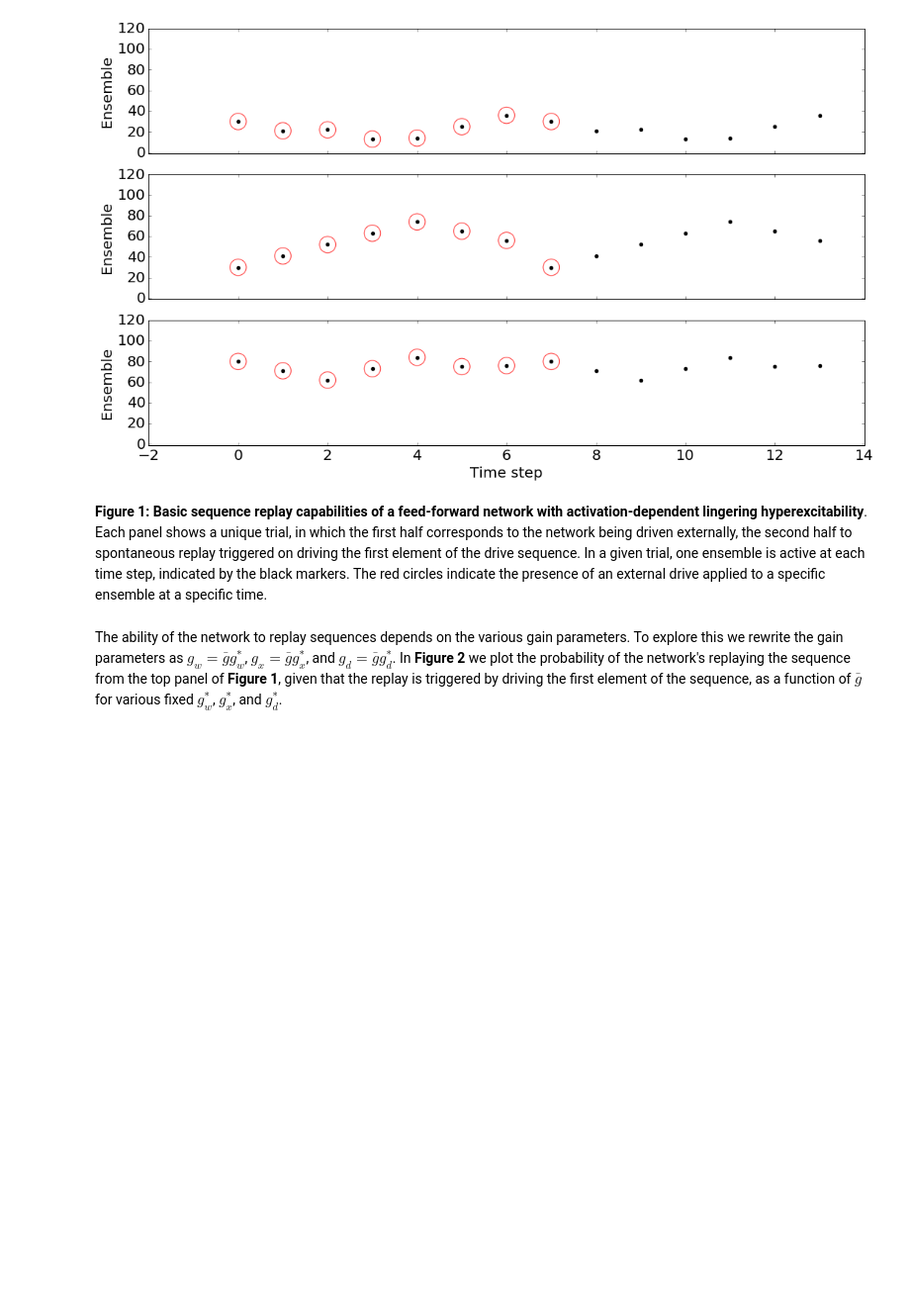
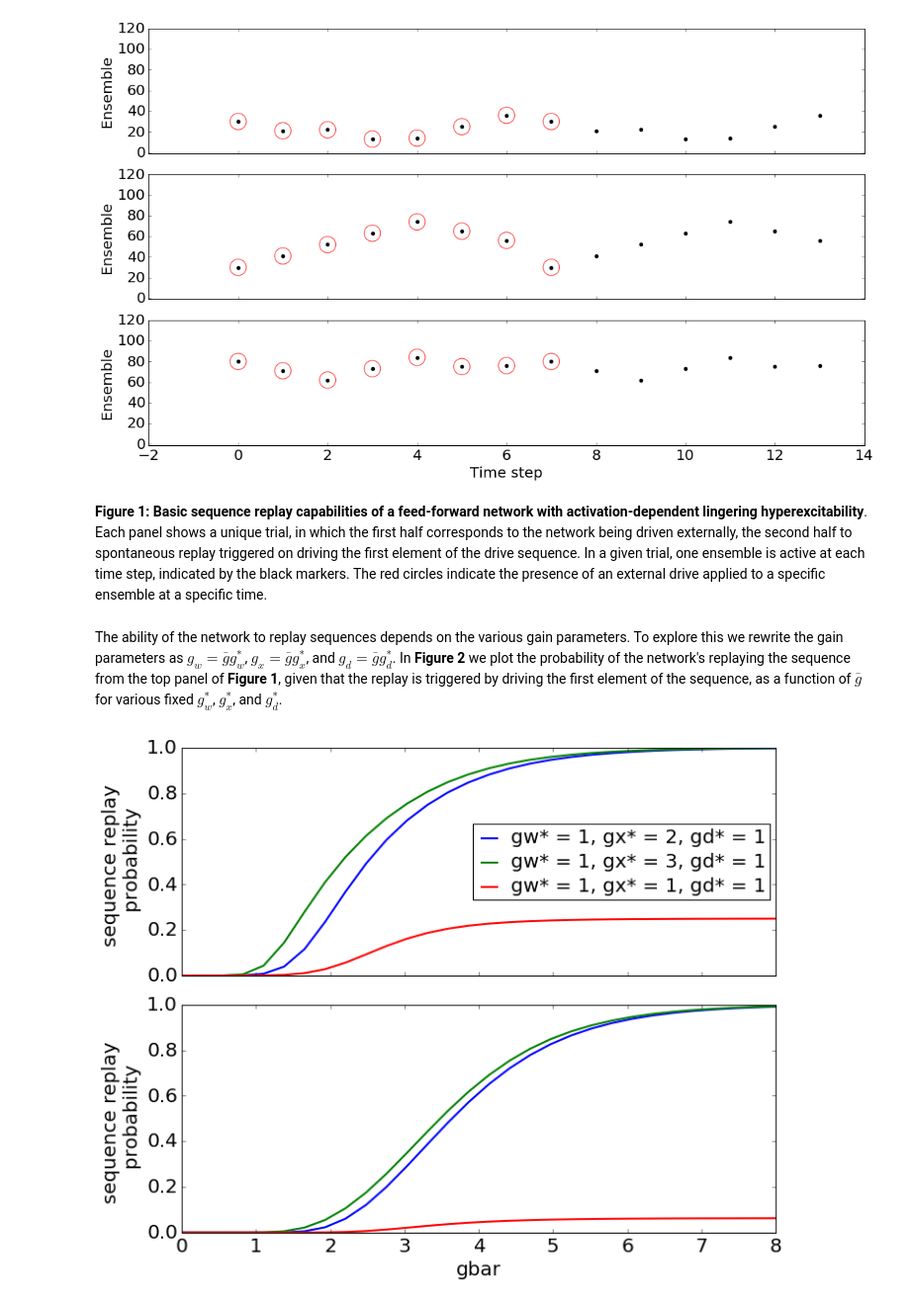
Before and after one commit to rkp8000/nothing_but_reruns, a Jupyter notebook: _1_feed_forward_demonstrations.ipynb, the cells around one changed output. Shown at 99% size. Saved outputs shown, nothing was run; the diff lists cells and outputs as text; code cells hidden in the pictures; blank space fills up the shorter version.

Commit message:
Update to include plot of replay probability vs gain.

```diff
--- a/_1_feed_forward_demonstrations.ipynb
+++ b/_1_feed_forward_demonstrations.ipynb
@@ -77,15 +80,23 @@ CONFIG = {
     'GRID_SHAPE': (12, 10),  # same as above
     'LATERAL_SPREAD': 2,  # same as above
 
-    'G_BARS': np.linspace(0, 6, 30),  # scale factor on relative gains
-    'G_W_STARS': [1],  # see text
-    'G_X_STARS': [2],  # see text
-    'G_D_STARS': [1],  # see text
+    'G_BARS': np.linspace(0, 8, 30),  # scale factors on relative gains to explore
+    'G_W_STARS': [1, 1, 1],  # see text
+    'G_X_STARS': [2, 3, 1],  # see text
+    'G_D_STARS': [1, 1, 1],  # see text
     'T_X': 100,  # same as above
 
-    'DRIVEN_NODES': [(3, 0), (2, 1), (2, 2), (1, 3), (1, 4), (2, 5), (3, 6)],
+    'TEST_SEQUENCES': [
+        [(3, 0), (2, 1), (2, 2), (1, 3)],
+        [(3, 0), (2, 1), (2, 2), (1, 3), (1, 4), (2, 5), (3, 6)],
+    ],
+    'DRIVEN_NODES': [(3, 0), (3, 0)],
     'DRIVE_AMPLITUDE': 5,
 
-    'FIG_SIZE': (8, 4),
+    'AX_SIZE': (10, 4),
     'FONT_SIZE': 20,
 }
+# %%
+fig_2(**CONFIG)
+# %% [output]
+[figure, added]
```
Also changed, not shown: parts of 1 cell of this notebook.
